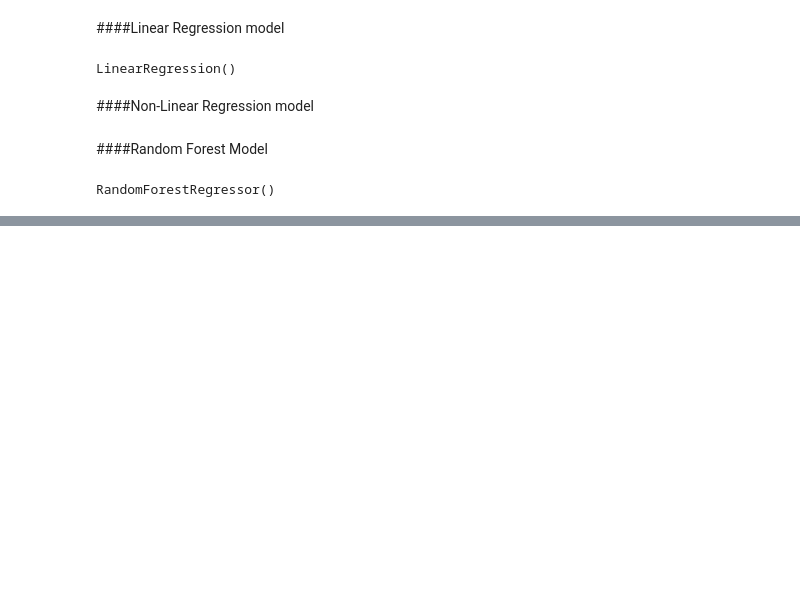
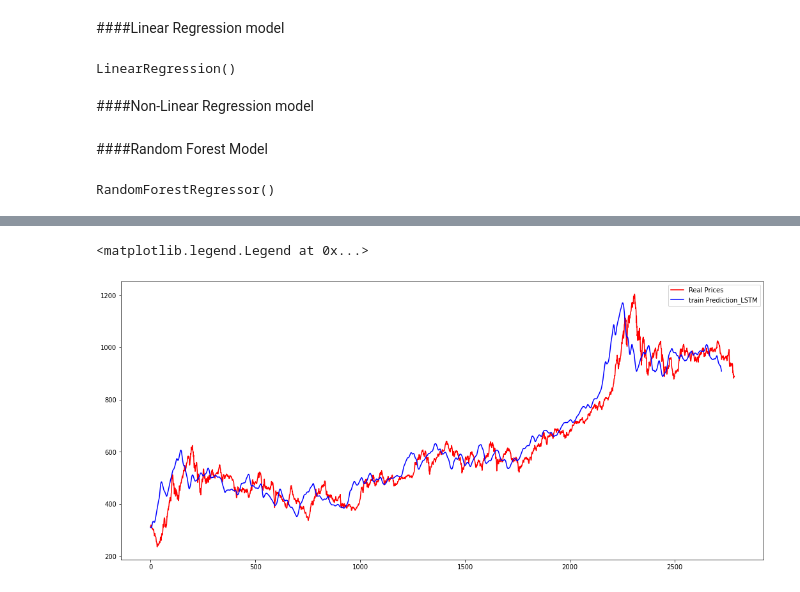
Before and after one commit to Josnht/VN-Index-prediction, a Jupyter notebook: Untitled4.ipynb, the cells around one changed output, grey strips where cells are left out. Drawn from its saved outputs; the diff is of its cells as text; code cells hidden in the pictures; blank space fills up the shorter version.

```diff
--- a/Untitled4.ipynb
+++ b/Untitled4.ipynb
@@ -267,0 +307,8 @@ RandomForestRegressor()
+# %%
+model_LSTM_update = KerasRegressor(build_fn=create_model, verbose=0)
+units = list(range(1,32,1))
+grid_LSTM = dict(units=units)
+
+model_LSTM_update = GridSearchCV(estimator = model_LSTM_update, param_grid= grid_LSTM)
+
+model_LSTM_update.fit(X_train, y_train)
@@ -267,0 +321,2 @@ RandomForestRegressor()
+# %%
+y_pred_train_LSTM = model_LSTM.predict(X_train)
@@ -267,0 +325,16 @@ RandomForestRegressor()
+# %%
+y_pred_train_LSTM = scaler_train.inverse_transform(y_pred_train_LSTM.reshape(-1,1))
+# %%
+train_price = data[:size_train]['Close'].values.reshape(-1,1)
+train_price = np.array(train_price)
+train_price = train_price.reshape(train_price.shape[0], 1)
+# %%
+plt.figure(figsize=(18,8))
+plt.plot(train_price, color="red", label=f"Real Prices")
+plt.plot(y_pred_train_LSTM, color="blue", label = 'train Prediction_LSTM')
+plt.tick_params(axis='y', which='major', labelsize=10)
+plt.tick_params(axis='x', which='major', labelsize=10)
+plt.legend()
+# %% [output]
+<matplotlib.legend.Legend at 0x...>
+[figure, added]
```
Also changed, not shown: parts of 12 cells of this notebook.
